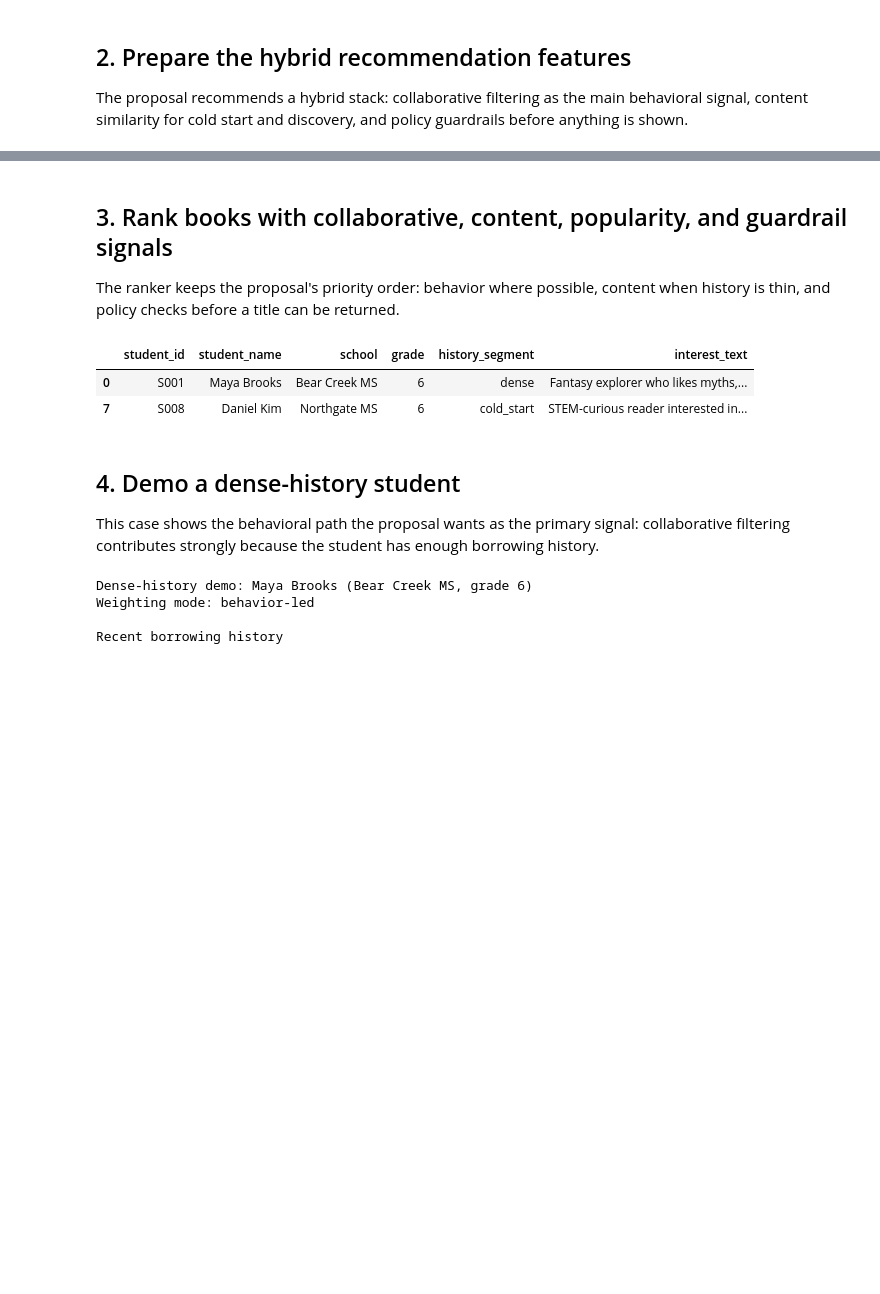
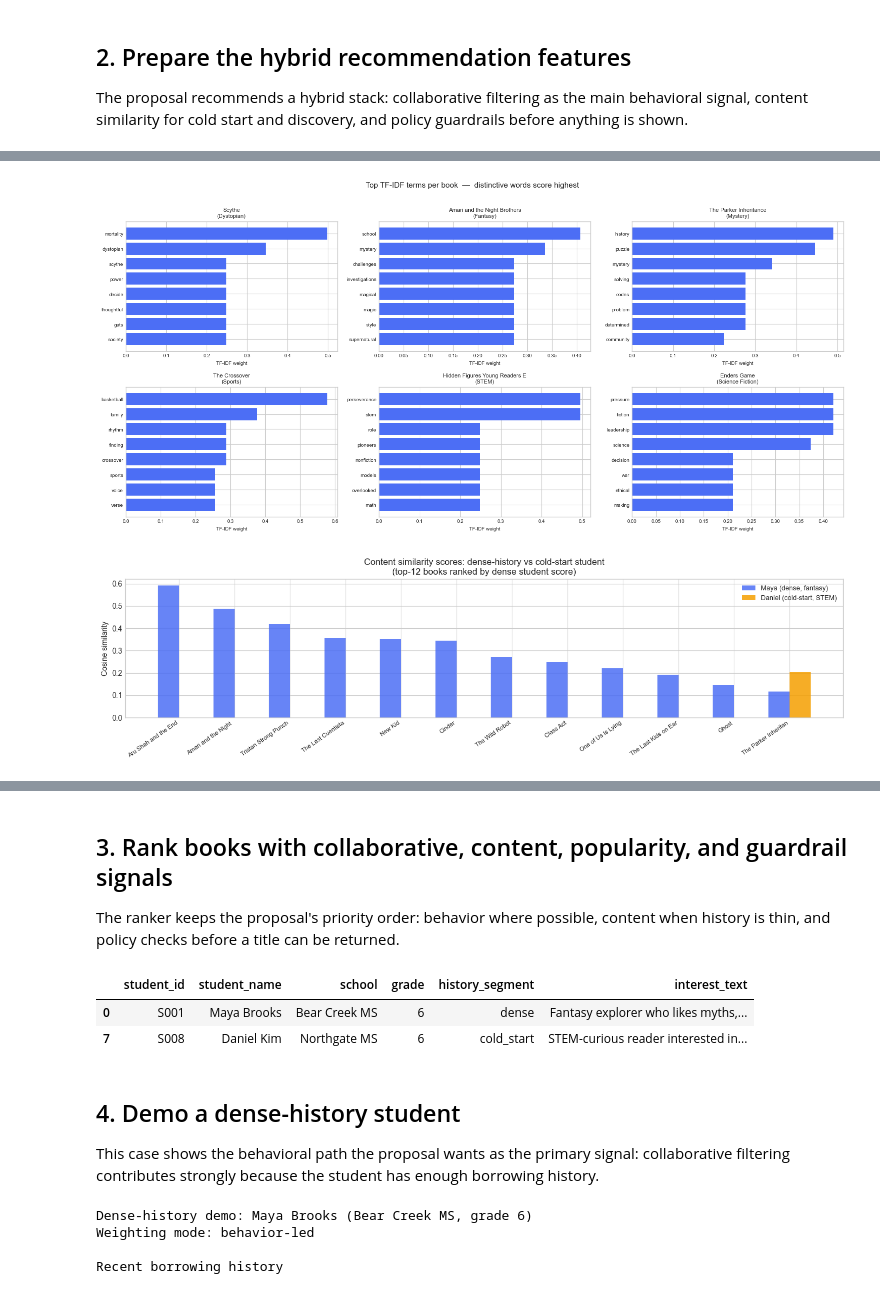
Before and after one commit to moro-no-kimi/qvest, a Jupyter notebook: copilot/hybrid_recommendation_demo.ipynb, the cells around one changed output, grey strips where cells are left out. Drawn from its saved outputs; the diff is of its cells as text; code cells hidden in the pictures; blank space fills up the shorter version.

```diff
--- a/copilot/hybrid_recommendation_demo.ipynb
+++ b/copilot/hybrid_recommendation_demo.ipynb
@@ -195,0 +282,72 @@ The proposal recommends a hybrid stack: collaborative filtering as the main beha
+# %%
+# --- TF-IDF visualisation ---
+from sklearn.feature_extraction.text import TfidfVectorizer
+import pandas as pd
+import numpy as np
+import matplotlib.pyplot as plt
+
+_vec = TfidfVectorizer(stop_words='english', max_features=200)
+_book_tfidf = _vec.fit_transform(catalog['content_text'])
+_terms = np.array(_vec.get_feature_names_out())
+
+# --- Panel 1: top-8 TF-IDF terms for 6 sampled books ---
+sample_ids = ['B001', 'B007', 'B012', 'B016', 'B022', 'B024']
+sample_books = catalog.set_index('book_id').loc[sample_ids]
+
+fig, axes = plt.subplots(2, 3, figsize=(15, 7))
+for ax, (book_id, book_row) in zip(axes.ravel(), sample_books.iterrows()):
+    row_idx = catalog.index[catalog['book_id'] == book_id][0]
+    weights = _book_tfidf[row_idx].toarray().ravel()
+    top_idx = np.argsort(weights)[-8:][::-1]
+    ax.barh(_terms[top_idx][::-1], weights[top_idx][::-1], color='#4C6EF5')
+    ax.set_title(f"{book_row['title'][:30]}\n({book_row['genre']})", fontsize=8)
+    ax.set_xlabel('TF-IDF weight', fontsize=7)
+    ax.tick_params(axis='y', labelsize=7)
+    ax.tick_params(axis='x', labelsize=7)
+
+fig.suptitle('Top TF-IDF terms per book  —  distinctive words score highest', fontsize=11, y=1.01)
+plt.tight_layout()
+plt.show()
+
+# --- Panel 2: content score comparison — cold-start vs dense student ---
+_student_vecs = {}
+for student in students.itertuples(index=False):
+    h_ids = checkouts.loc[checkouts['student_id'] == student.student_id, 'book_id'].tolist()
+    h_rows = [catalog.index[catalog['book_id'] == b][0] for b in h_ids]
+    iv = _vec.transform([student.interest_text]).toarray()
+    if h_rows:
+        hv = np.asarray(_book_tfidf[h_rows].mean(axis=0))
+        _student_vecs[student.student_id] = hv * 0.75 + iv * 0.25
+    else:
+        _student_vecs[student.student_id] = iv
+
+from sklearn.metrics.pairwise import cosine_similarity as _cos2
+
+dense_id   = students.loc[students['history_segment'] == 'dense',      'student_id'].iloc[0]
+cold_id    = students.loc[students['history_segment'] == 'cold_start',  'student_id'].iloc[0]
+dense_name = students.set_index('student_id').loc[dense_id,  'student_name'].split()[0]
+cold_name  = students.set_index('student_id').loc[cold_id,   'student_name'].split()[0]
+
+dense_scores = _cos2(_student_vecs[dense_id], _book_tfidf).ravel()
+cold_scores  = _cos2(_student_vecs[cold_id],  _book_tfidf).ravel()
+
+score_df = catalog[['book_id', 'title', 'cluster']].copy()
+score_df['dense'] = dense_scores
+score_df['cold']  = cold_scores
+score_df = score_df.sort_values('dense', ascending=False).head(12)
+
+x = np.arange(len(score_df))
+width = 0.38
+fig, ax = plt.subplots(figsize=(14, 4))
+ax.bar(x - width/2, score_df['dense'], width, label=f'{dense_name} (dense, fantasy)', color='#4C6EF5', alpha=0.85)
+ax.bar(x + width/2, score_df['cold'],  width, label=f'{cold_name} (cold-start, STEM)', color='#F59F00', alpha=0.85)
+ax.set_xticks(x)
+ax.set_xticklabels(score_df['title'].str[:20], rotation=35, ha='right', fontsize=8)
+ax.set_ylabel('Cosine similarity')
+ax.set_title('Content similarity scores: dense-history vs cold-start student\n(top-12 books ranked by dense student score)')
+ax.legend(fontsize=9)
+plt.tight_layout()
+plt.show()
+# %% [output]
+[figure, added]
+[figure, added]
```
Also changed, not shown: parts of 14 cells of this notebook.
